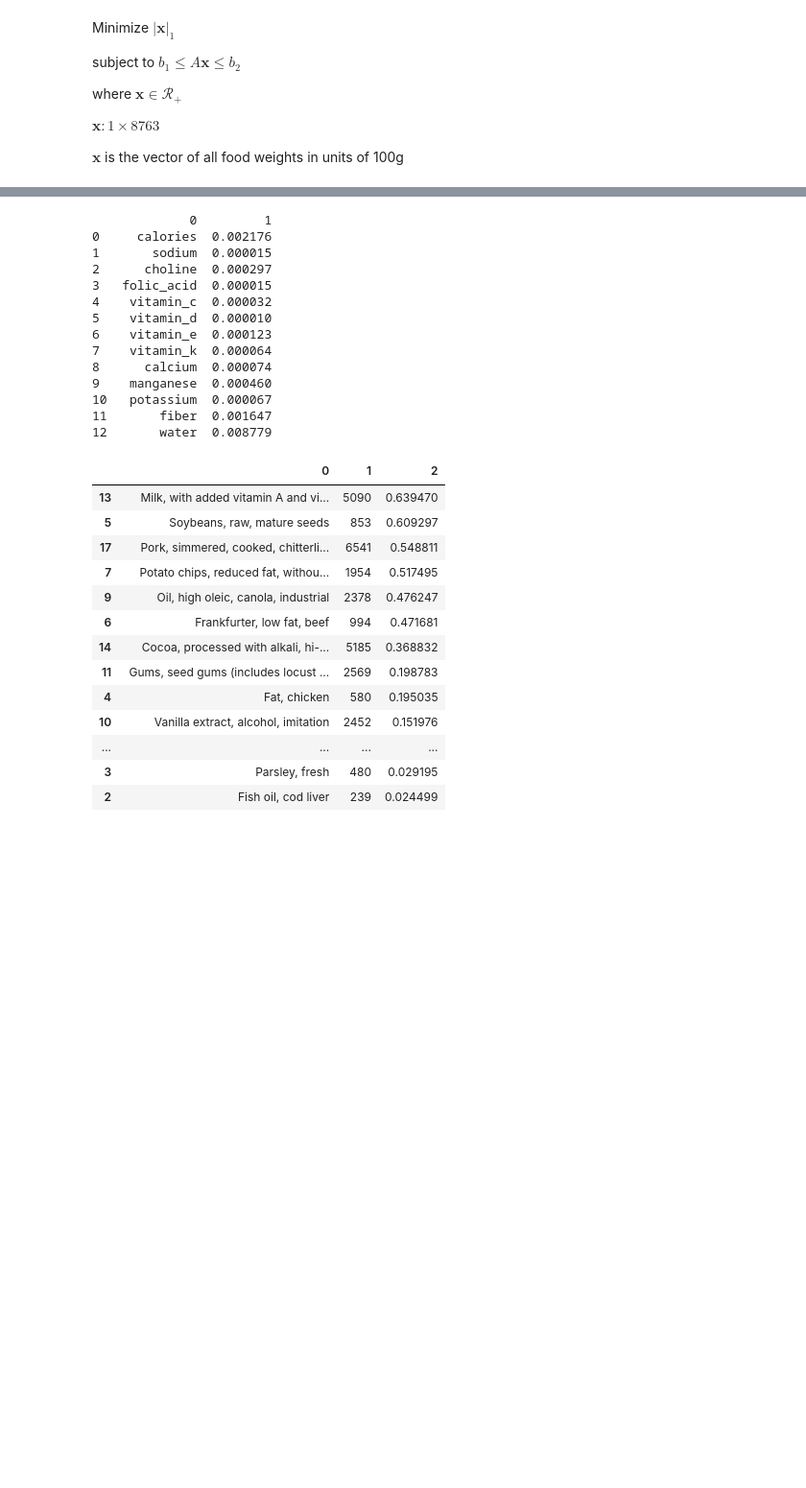
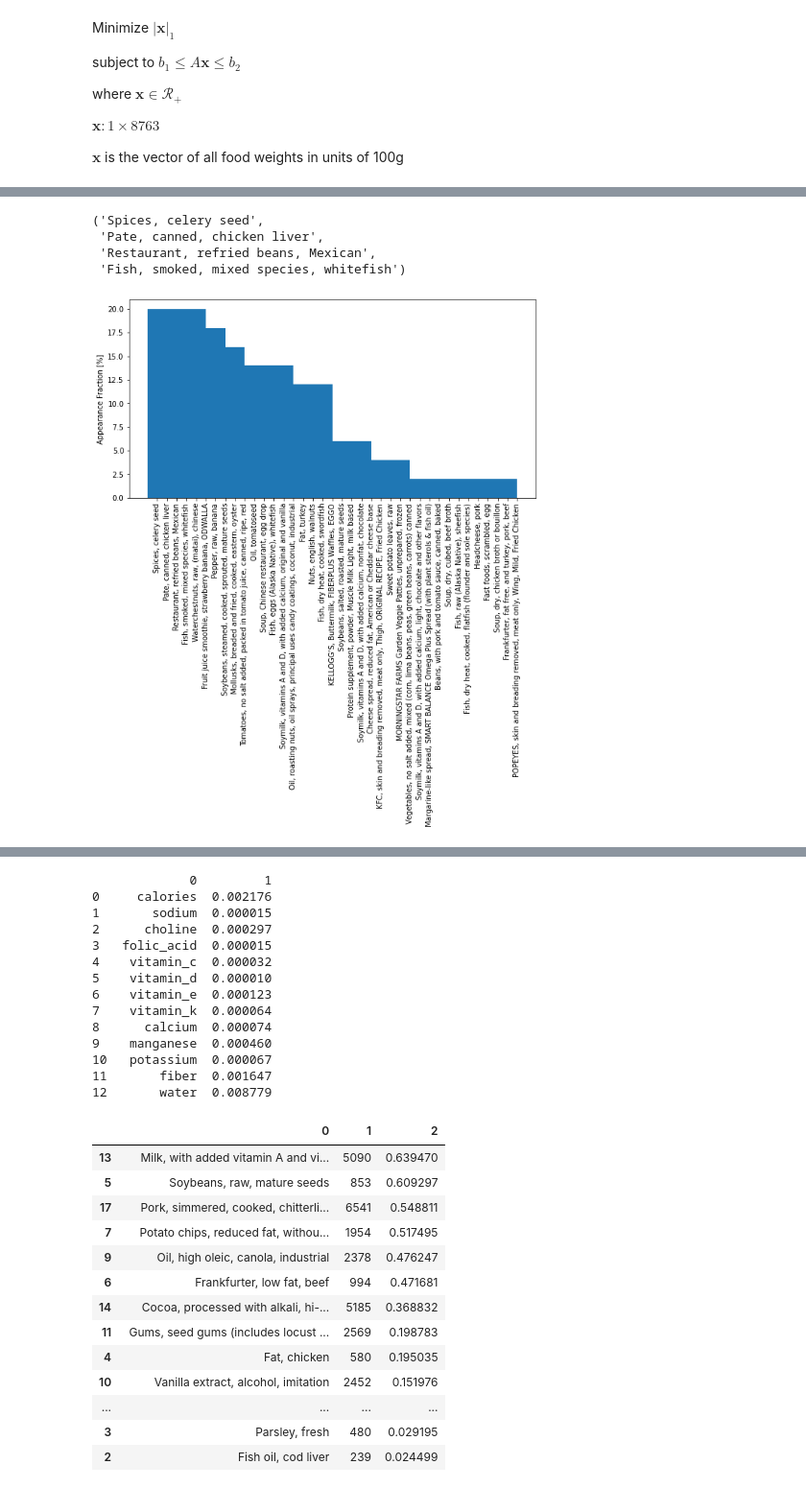
Before and after one commit to alpv95/Nut-Opt, a Jupyter notebook: notebooks/linear_program.ipynb, the cells around one changed output, grey strips where cells are left out. Shown at 96% size. Saved outputs shown, nothing was run; the diff lists cells and outputs as text; code cells hidden in the pictures; blank space fills up the shorter version.

```diff
--- a/notebooks/linear_program.ipynb
+++ b/notebooks/linear_program.ipynb
@@ -23,6 +30,6 @@ summary = ['protein','carbohydrate','total_fat','water']
 # %%
-df = pd.read_csv('../data/nutrition_clean.csv')
-names = pd.read_csv('../data/food_names.csv')
+df = pd.read_csv('../data/nutrition_clean_subset.csv')
+names = pd.read_csv('../data/food_names_subset.csv')
 names = names['name']
 name_to_idx = {v: k for k, v in names.to_dict().items()}
 columns_to_idx = {v: i for i, v in enumerate(df.columns)}
@@ -32,14 +39,14 @@ with open('../data/units.json') as json_file:
 # %% [markdown]
 ## Constraints
 # %%
-lower = {'calories': 2000,
+lower = {'calories': 1900,
  'total_fat': 50,
  'saturated_fat': 10,
  'cholesterol': 50,
  'sodium': 1500,
  'choline': 550,
  'folate': 400,
- 'folic_acid': 400,
+#  'folic_acid': 400,
  'niacin': 16,
  'pantothenic_acid': 5,
  'riboflavin': 1.3,
@@ -111,7 +118,7 @@ upper = {'calories': 2500,
  'sodium': 3000,
  'choline': 2500,
  'folate': 900,
- 'folic_acid': 900,
+#  'folic_acid': 900,
  'niacin': 30,
  'pantothenic_acid': 100,
  'riboflavin': 500,
@@ -200,0 +188,9 @@ constraints
+# %%
+for k,v in constraints.items():
+    upper = v[1]
+    lower = v[0]
+    if isinstance(v[1],str):
+        upper = 'inf'
+    if isinstance(v[0],str):
+        lower = 0
+    print(f"{lower} < {k} ({units[k].replace(' ','')}) < {upper}")
@@ -236,5 +250,7 @@ Al_g[0,:] = 1
 Au_g[0,:] = 1
 l_g = l.copy()
 u_g = u.copy()
-l_g[0] = 6
-u_g[0] = 17
+# lower and upper bounds for weights of food in *100g
+l_g[0] = 1
+u_g[0] = 500
+ones = np.ones_like(c)
@@ -291,0 +427,20 @@ final_foods.sort_values(by=2,ascending=False)
+# %%
+list(zip(*food_count.most_common(4)))[0]
+# %% [output]
+('Spices, celery seed',
+ 'Pate, canned, chicken liver',
+ 'Restaurant, refried beans, Mexican',
+ 'Fish, smoked, mixed species, whitefish')
+# %%
+plt.figure(figsize=(10,5))
+labels, values = zip(*food_count.most_common())
+
+indexes = np.arange(len(labels))
+width = 1
+
+plt.bar(indexes, [value / 50 * 100 for value in values], width)
+plt.xticks(indexes + width * 0.5, labels, rotation='vertical')
+plt.ylabel("Appearance Fraction [%]")
+plt.show()
+# %% [output]
+[figure, added]
```
Also changed, not shown: parts of 16 cells of this notebook, 11 other files.
